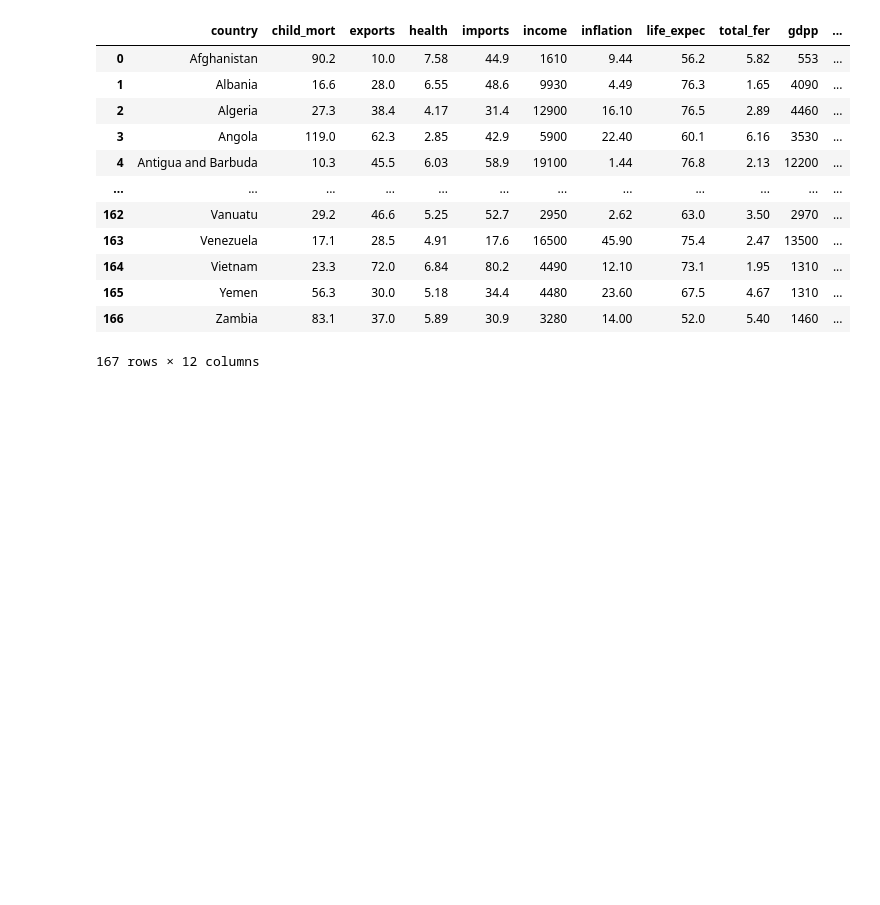
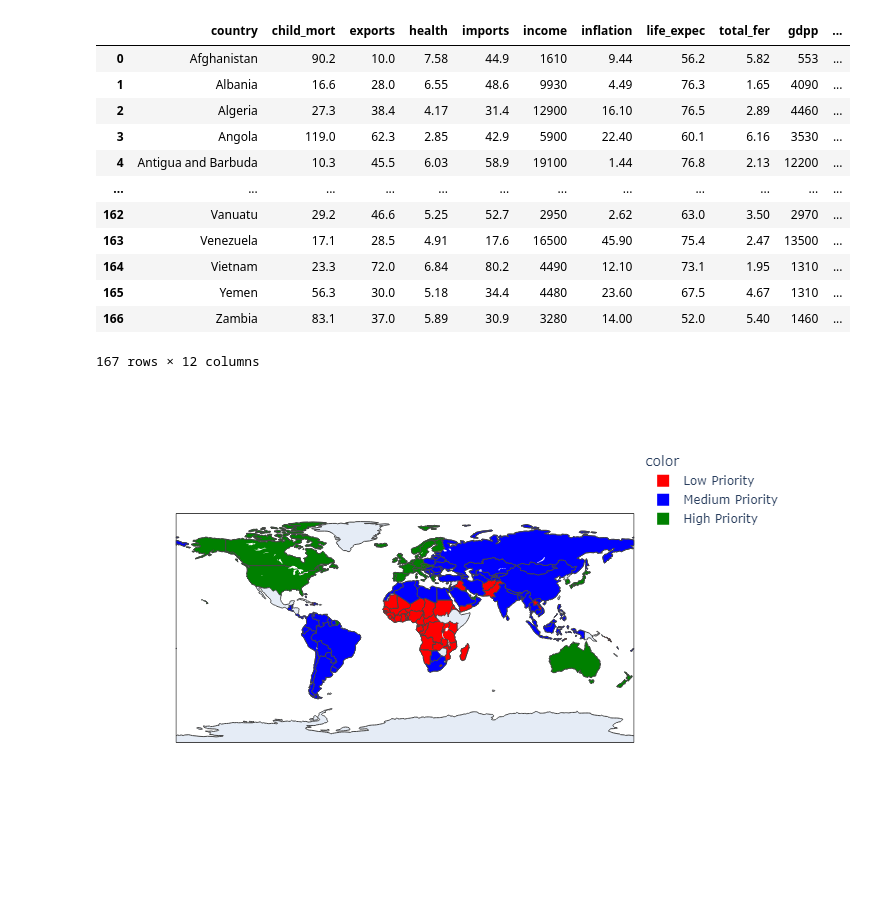
Before and after one commit to Alexandre-Duval/Country-Data-for-charity, a Jupyter notebook: Analysis.ipynb, the cells around one changed output. Drawn from its saved outputs; the diff is of its cells as text; code cells hidden in the pictures; blank space fills up the shorter version.

Commit message:
added plot

```diff
--- a/Analysis.ipynb
+++ b/Analysis.ipynb
@@ -416,8 +417,13 @@ data
 # %%
 fig = px.choropleth(data[['country','priority']],
                     locationmode = 'country names',
                     locations = 'country',
                     color = data['priority'],
-                    color_discrete_map = {'High Priority':'Red', 'Medium Priority':'Blue', 'Low Priority':'Green'})
+                    color_discrete_map = {'High Priority':'Green', 'Medium Priority':'Blue', 'Low Priority':'Red'})
 
-fig.show()
+fig.write_image("choropleth_plot.png")
+
+from IPython.display import Image
+Image("choropleth_plot.png")
+# %% [output]
+[figure, added]
```
Also changed, not shown: parts of 2 cells of this notebook, 1 other file.
